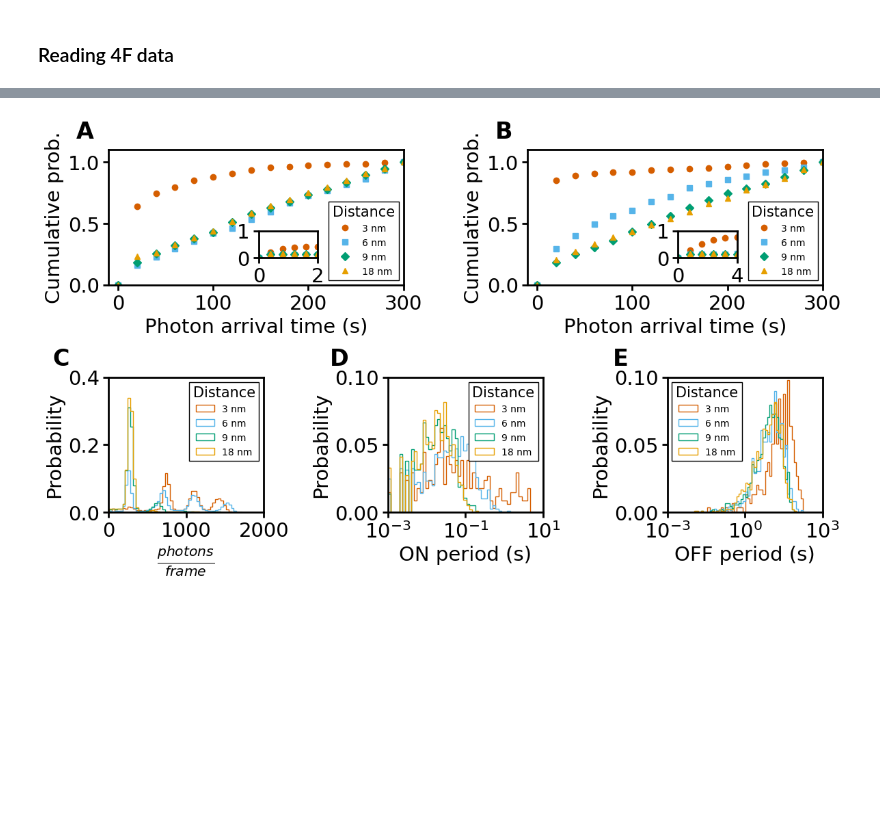
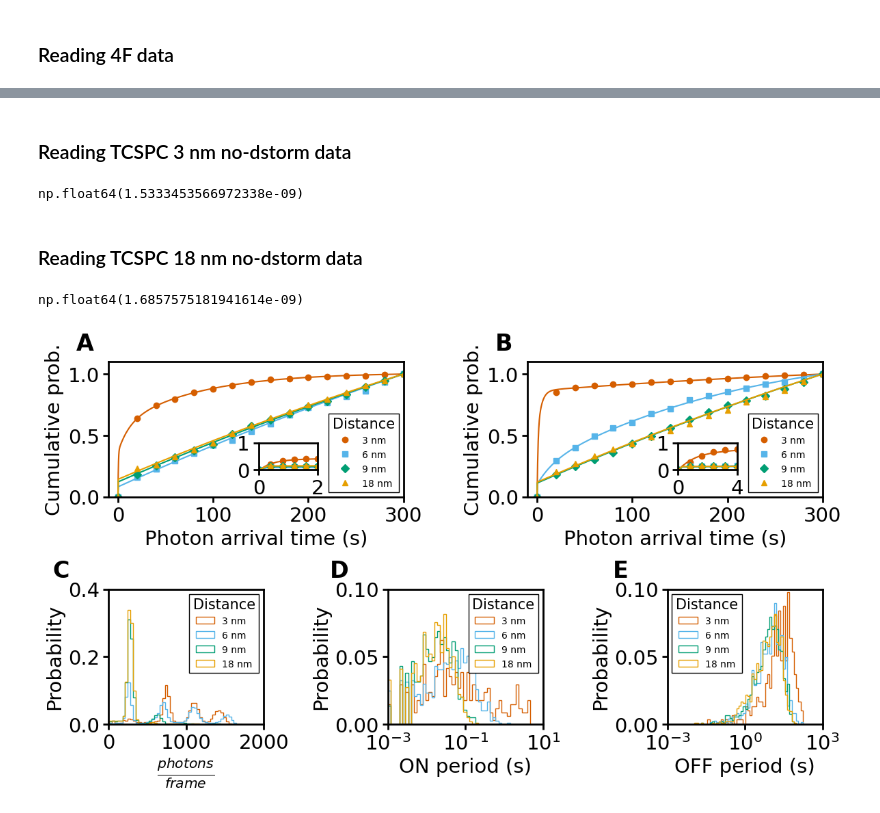
Before and after one commit to super-resolution/Fluopy, a Jupyter notebook: notebooks/Chapter I/4. Figure 3/fingerprint_multif.ipynb, the cells around one changed output, grey strips where cells are left out. Cells and saved outputs as stored; diff of their text form; code cells hidden in the pictures; blank space fills up the shorter version.

Commit message:
tcspc error unresolved

```diff
--- a/notebooks/Chapter I/4. Figure 3/fingerprint_multif.ipynb
+++ b/notebooks/Chapter I/4. Figure 3/fingerprint_multif.ipynb
@@ -53,6 +54,7 @@ fingerprints_4f_all = []
 OFF_periods_4f_all = []
 ON_periods_4f_all = []
 intensities_4f_all = []
+parameters_4f_all = []
 
 for _ in identifiers:
     fingerprints_4f_all.append(pd.Series(np.zeros(300001),
@@ -61,8 +63,15 @@ for _ in identifiers:
     OFF_periods_4f_all.append([])
     ON_periods_4f_all.append([])
     intensities_4f_all.append([])
+    parameters_4f_all.append([])
 folder_path = r"C:\Users\vie43sq\Desktop\Simulations\simulation_data\oet_variations\r100%eff001%4f"
 emis = em.Emissions()
+for file in glob.glob(folder_path + "/fitting_parameters/*"):
+    if file.endswith(".npy"):
+        for id in identifiers:
+            if id in file:
+                parameters_4f_all[identifiers.index(id)] = np.load(file)
+                break
 for file in glob.glob(folder_path + "/*"):
     if file.endswith(".npy"):
         bleaching_times_4f_all.append(np.load(file))
@@ -93,12 +100,20 @@ distances = [3, 6, 9, 18]
 identifiers = [f"{distance}nm" for distance in distances]
 bleaching_times_2f_all = []
 fingerprints_2f_all = []
+parameters_2f_all = []
 
 for _ in identifiers:
     fingerprints_2f_all.append(pd.Series(np.zeros(300001),
                                       np.round(np.linspace(0, 300, 300001), decimals=12),
                                       dtype=np.int32))
+    parameters_2f_all.append([])
 folder_path = r"C:\Users\vie43sq\Desktop\Simulations\simulation_data\oet_variations\r100%eff001%2f"
+for file in glob.glob(folder_path + "/fitting_parameters/*"):
+    if file.endswith(".npy"):
+        for id in identifiers:
+            if id in file:
+                parameters_2f_all[identifiers.index(id)] = np.load(file)
+                break
 for file in glob.glob(folder_path + "/*"):
     if file.endswith(".npy"):
         bleaching_times_2f_all.append(np.load(file))
@@ -114,3 +171,45 @@ for i, fingerprint in enumerate(fingerprints_2f_all):
+# %% [markdown]
+### Reading TCSPC 3 nm no-dstorm data
+# %%
+folder_path = r"c:\Users\vie43sq\Desktop\Simulations\simulation_data\OET_lifetimes\4f_3nm_no_dstorm"
+event_time_series_file = fr"{folder_path}\event_time_series.parquet"
+lifetimes_file = fr"{folder_path}\lifetimes.npy"
+
+event_time_series = pd.read_parquet(event_time_series_file)
+event_time_series = pd.Series(
+    event_time_series.values.flatten(),
+    index=event_time_series.index)
+lifetimes_all_18nm_dstorm = np.load(lifetimes_file)
+
+emis_18nm_dstorm = em.Emissions(frame_time='1ms', bandpass=[665, 731], seed=1)
+emis_18nm_dstorm.event_time_series = event_time_series
+rng = np.random.default_rng(42)
+ro.emission_post_processing(emis_18nm_dstorm, rng)
+
+np.mean(lifetimes_all_18nm_dstorm)
+# %% [output]
+np.float64(1.5333453566972338e-09)
+# %% [markdown]
+### Reading TCSPC 18 nm no-dstorm data
+# %%
+folder_path = r"c:\Users\vie43sq\Desktop\Simulations\simulation_data\OET_lifetimes\4f_18nm_no_dstorm"
+event_time_series_file = fr"{folder_path}\event_time_series.parquet"
+lifetimes_file = fr"{folder_path}\lifetimes.npy"
+
+event_time_series = pd.read_parquet(event_time_series_file)
+event_time_series = pd.Series(
+    event_time_series.values.flatten(),
+    index=event_time_series.index)
+lifetimes_all_18nm_dstorm = np.load(lifetimes_file)
+
+emis_18nm_dstorm = em.Emissions(frame_time='1ms', bandpass=[665, 731], seed=1)
+emis_18nm_dstorm.event_time_series = event_time_series
+rng = np.random.default_rng(42)
+ro.emission_post_processing(emis_18nm_dstorm, rng)
+
+np.mean(lifetimes_all_18nm_dstorm)
+# %% [output]
+np.float64(1.6857575181941614e-09)
 # %%
 def get_log_bins(data):
     minimum = np.min([np.min(a) for a in data])
@@ -135,20 +234,27 @@ green = "#009E73"
 orange = "#E69F00"
 colors = [red, sky_blue, green, orange]
 
-def plot_figure3(ax, labels, data, legendtitle, xlim2, ylim2, spacing2, inset_x_ticks,
-                  colors=colors):
+def plot_figure3(ax, labels, data, fit, legendtitle, xlim2, ylim2, spacing2, inset_x_ticks,
+                  colors=colors, num_f=2):
     markers = ['o', 's', 'D', '^']
+    x = np.linspace(0, 300, 1000)
     spacing1 = 20000
+    if num_f == 4:
+        use_function = dist.ps_fingerprint_cdf_4f
+    elif num_f == 2:
+        use_function = dist.ps_fingerprint_cdf_2f
     description = dict(ylabel='Cumulative prob.', xlabel='Photon arrival time (s)', legend=True,
                         xlim=[-10, 300], ylim=[0, 1.1])
-    for (fingerprint, label, color, marker) in zip(data, labels, colors, markers):
+    for (fingerprint, parameters, label, color, marker) in zip(data, fit, labels, colors, markers):
         fi.universal_figure(data=[fingerprint.index[::spacing1], fingerprint[::spacing1]], label=label, color=color, marker=marker, linestyle='', axes=ax)
+        fi.universal_figure(data=[x, use_function(x, *parameters, domain=(x[0], x[-1]))], color=color, axes=ax)
     fi.universal_figure(axes=ax, legendargs=dict(title=legendtitle, framealpha=1, edgecolor='black', fancybox=False,
                                                  title_fontsize=15), **description)
 
     inset = ax.inset_axes([0.51, 0.2, 0.2, 0.2], xlim=(0, xlim2), ylim=(0, ylim2))
-    for (fingerprint, label, color, marker) in zip(data, labels, colors, markers):
+    for (fingerprint, parameters, label, color, marker) in zip(data, fit, labels, colors, markers):
         fi.universal_figure(data=[fingerprint.index[::spacing2], fingerprint[::spacing2]], axes=inset, label=label, color=color, marker=marker, linestyle='')
+        fi.universal_figure(data=[x, use_function(x, *parameters, domain=(x[0], x[-1]))], color=color, axes=inset)
     inset.set_ylabel('')
     inset.set_xlabel('')
     inset.set_xticks(inset_x_ticks)
@@ -163,11 +269,11 @@ fig = plt.figure(figsize=(12, 7))
 ax1 = fig.add_subplot(gs[0, 0:3])
 labels1 = ['3 nm', '6 nm', '9 nm', '18 nm']
 legendtitle1 = 'Distance'
-plot_figure3(ax1, labels1, fingerprints_2f_all, legendtitle1, 2, 1, 400, [0, 2])
+plot_figure3(ax1, labels1, fingerprints_2f_all, parameters_2f_all, legendtitle1, 2, 1, 400, [0, 2], num_f=2)
 
 
 ax2 = fig.add_subplot(gs[0, 3:])
-plot_figure3(ax2, labels1, fingerprints_4f_all, legendtitle1, 4, 1, 800, [0, 4])
+plot_figure3(ax2, labels1, fingerprints_4f_all, parameters_4f_all, legendtitle1, 4, 1, 800, [0, 4], num_f=4)
 
 ax3 = fig.add_subplot(gs[1, 0:2])
 fi.universal_figure(type_='hist', data=list(reversed(intensities_4f_all)), axes=ax3,
@@ -177,31 +283,31 @@ fi.universal_figure(type_='hist', data=list(reversed(intensities_4f_all)), axes=
                     legendargs=dict(title=legendtitle1, framealpha=1, edgecolor='black', fancybox=False,
                                                  title_fontsize=15),
                     ylim=[0, 0.4], xlim=[0, 2000])
 ax4 = fig.add_subplot(gs[1, 2:4])
 fi.universal_figure(type_='hist', data=list(reversed(ON_periods_4f_all)), axes=ax4,
                     density=False, histtype='step', label=list(reversed(labels1)), alpha=1,
                     color=list(reversed(colors)), bins=log_bins_ON_4f, weights=list(reversed(weights_ON_4f)),
                     xscale='log', ylabel='Probability', xlabel='ON period (s)', legend=True,
                     legendargs=dict(title=legendtitle1, framealpha=1, edgecolor='black', fancybox=False,
                                                  title_fontsize=15),
                     ylim=[0, 0.1], xlim=[1e-3, 1e1])
 
 ax5 = fig.add_subplot(gs[1, 4:])
 fi.universal_figure(type_='hist', data=list(reversed(OFF_periods_4f_all)), axes=ax5,
                     density=False, histtype='step', label=list(reversed(labels1)), alpha=1,
                     color=list(reversed(colors)), bins=log_bins_OFF_4f, weights=list(reversed(weights_OFF_4f)),
                     xscale='log', ylabel='Probability', xlabel='OFF period (s)', legend=True,
                     legendargs=dict(title=legendtitle1, framealpha=1, edgecolor='black', fancybox=False,
                                                  title_fontsize=15),
                     ylim=[0, 0.1], xlim=[1e-3, 1e3])
 
 axes = fig.get_axes()
 for i, (axis, letter) in enumerate(zip(axes, ['A', 'B', 'C', 'D', 'E', 'F'])):
     offset = -0.05
     if i > 1:
         offset = -0.25
     axis.text(offset, 1.05, letter, transform=axis.transAxes, fontsize=24, fontweight='bold', va='bottom', ha='right')
 fig.tight_layout()
 fig.savefig('fingerprint_multif.png', dpi=300, bbox_inches='tight', pad_inches=0.1)
 # %% [output]
-[figure, old version]
+[figure, new version]
```
Also changed, not shown: parts of 7 cells of this notebook, 17 other files.
